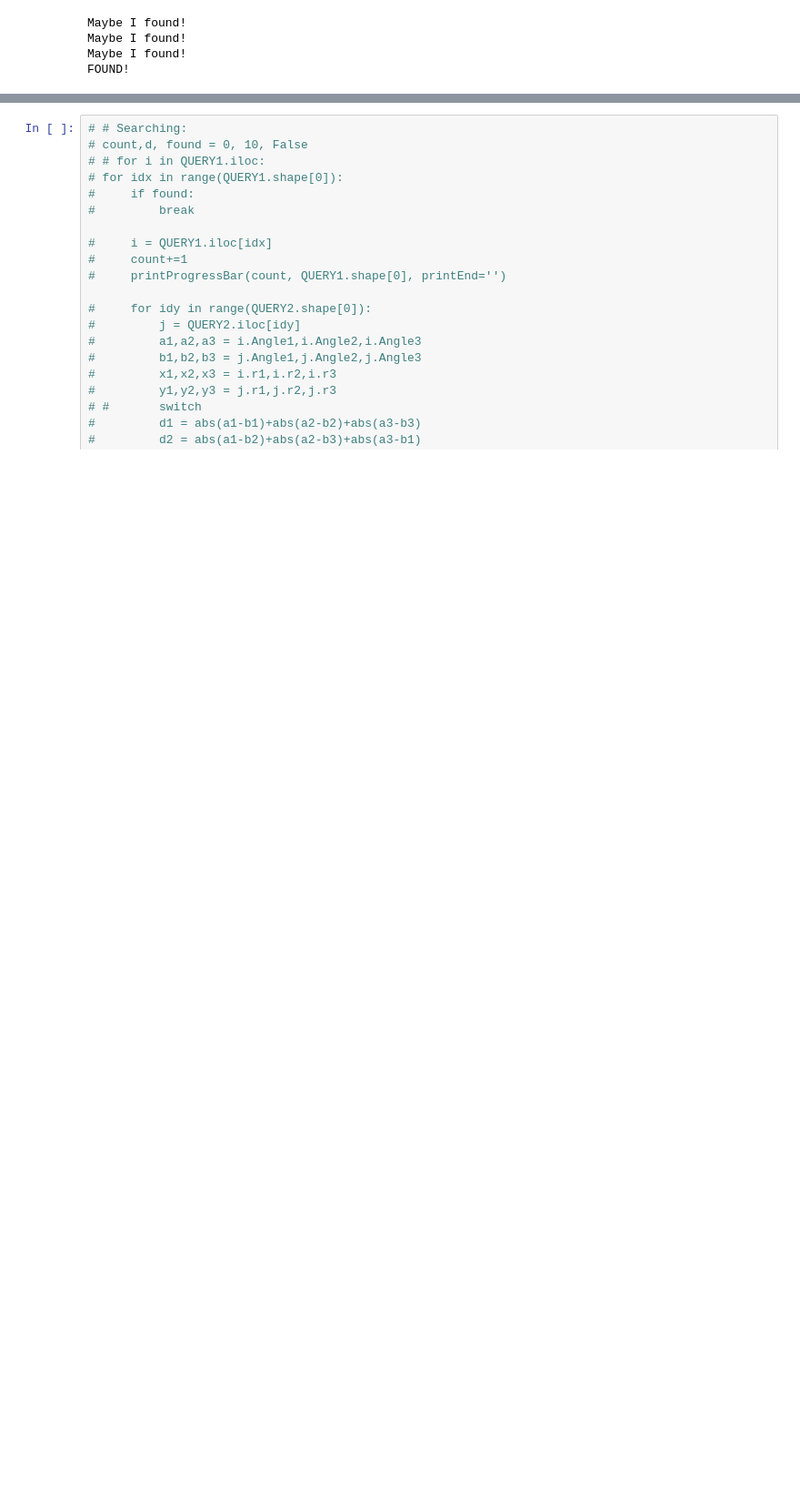
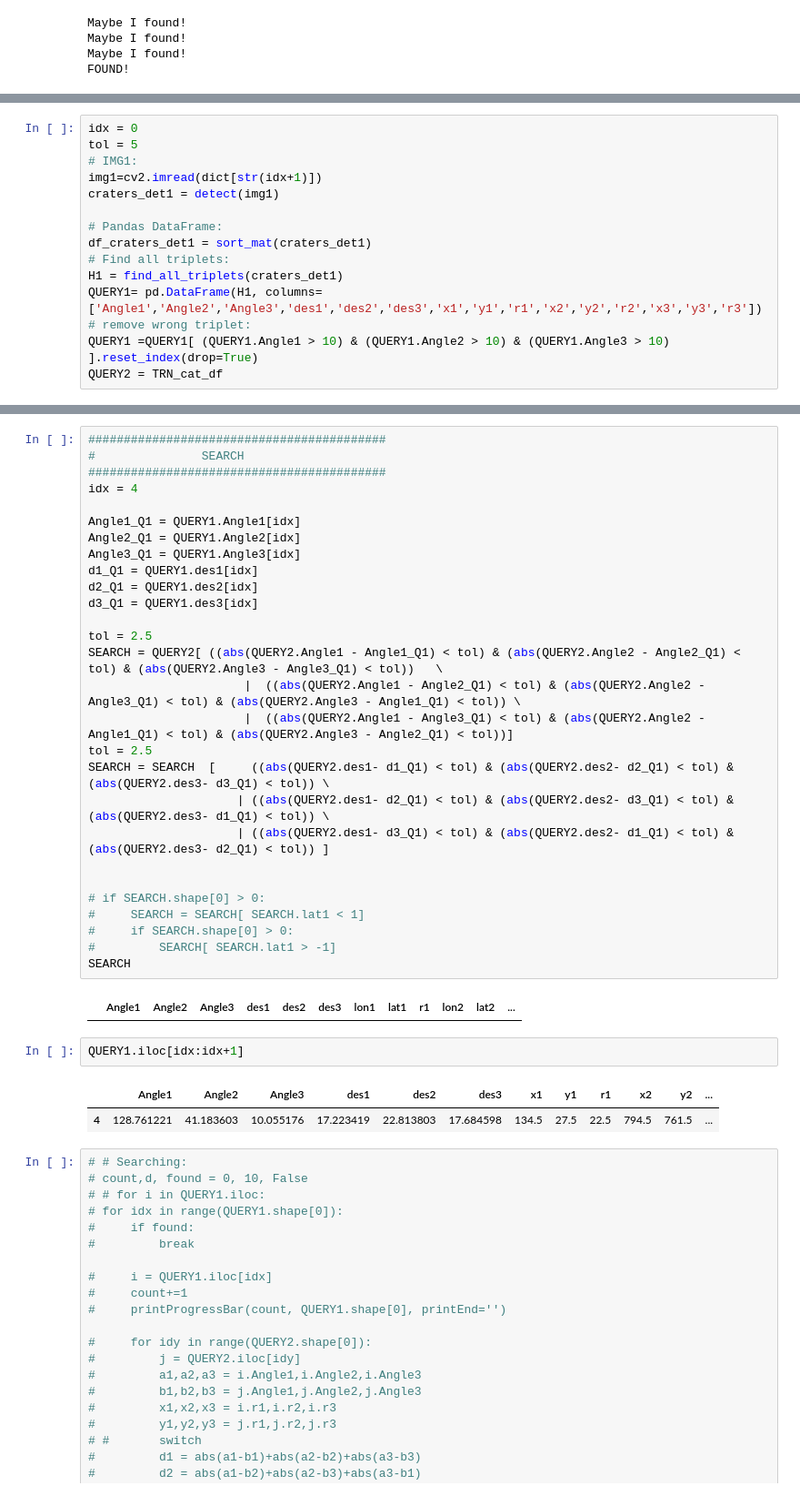
Before and after one commit to sirbastiano/FederNet, a Jupyter notebook: match.ipynb, the cells around one changed output, grey strips where cells are left out. Shown at 91% size. Saved outputs shown, nothing was run; the diff lists cells and outputs as text; blank space fills up the shorter version.

```diff
--- a/match.ipynb
+++ b/match.ipynb
@@ -232,0 +248,15 @@ FOUND!
+# %%
+idx = 0
+tol = 5
+# IMG1:
+img1=cv2.imread(dict[str(idx+1)])
+craters_det1 = detect(img1)
+
+# Pandas DataFrame:
+df_craters_det1 = sort_mat(craters_det1)
+# Find all triplets:
+H1 = find_all_triplets(craters_det1)
+QUERY1= pd.DataFrame(H1, columns=['Angle1','Angle2','Angle3','des1','des2','des3','x1','y1','r1','x2','y2','r2','x3','y3','r3'])
+# remove wrong triplet:
+QUERY1 =QUERY1[ (QUERY1.Angle1 > 10) & (QUERY1.Angle2 > 10) & (QUERY1.Angle3 > 10) ].reset_index(drop=True)
+QUERY2 = TRN_cat_df
@@ -233,3 +298,38 @@ FOUND!
+# %%
+##########################################
+#               SEARCH
+##########################################
+idx = 4
+
+Angle1_Q1 = QUERY1.Angle1[idx]
+Angle2_Q1 = QUERY1.Angle2[idx]
+Angle3_Q1 = QUERY1.Angle3[idx]
+d1_Q1 = QUERY1.des1[idx]
+d2_Q1 = QUERY1.des2[idx]
+d3_Q1 = QUERY1.des3[idx]
+
+tol = 2.5
+SEARCH = QUERY2[ ((abs(QUERY2.Angle1 - Angle1_Q1) < tol) & (abs(QUERY2.Angle2 - Angle2_Q1) < tol) & (abs(QUERY2.Angle3 - Angle3_Q1) < tol))   \
+                      |  ((abs(QUERY2.Angle1 - Angle2_Q1) < tol) & (abs(QUERY2.Angle2 - Angle3_Q1) < tol) & (abs(QUERY2.Angle3 - Angle1_Q1) < tol)) \
+                      |  ((abs(QUERY2.Angle1 - Angle3_Q1) < tol) & (abs(QUERY2.Angle2 - Angle1_Q1) < tol) & (abs(QUERY2.Angle3 - Angle2_Q1) < tol))]
+tol = 2.5
+SEARCH = SEARCH  [     ((abs(QUERY2.des1- d1_Q1) < tol) & (abs(QUERY2.des2- d2_Q1) < tol) & (abs(QUERY2.des3- d3_Q1) < tol)) \
+                     | ((abs(QUERY2.des1- d2_Q1) < tol) & (abs(QUERY2.des2- d3_Q1) < tol) & (abs(QUERY2.des3- d1_Q1) < tol)) \
+                     | ((abs(QUERY2.des1- d3_Q1) < tol) & (abs(QUERY2.des2- d1_Q1) < tol) & (abs(QUERY2.des3- d2_Q1) < tol)) ]
+
+
+# if SEARCH.shape[0] > 0:
+#     SEARCH = SEARCH[ SEARCH.lat1 < 1]
+#     if SEARCH.shape[0] > 0:
+#         SEARCH[ SEARCH.lat1 > -1]
+SEARCH
+# %% [output]
+|  | Angle1 | Angle2 | Angle3 | des1 | des2 | des3 | lon1 | lat1 | r1 | lon2 | lat2 | ... |
+# %%
+QUERY1.iloc[idx:idx+1]
+# %% [output]
+|  | Angle1 | Angle2 | Angle3 | des1 | des2 | des3 | x1 | y1 | r1 | x2 | y2 | ... |
+| 4 | 128.761221 | 41.183603 | 10.055176 | 17.223419 | 22.813803 | 17.684598 | 134.5 | 27.5 | 22.5 | 794.5 | 761.5 | ... |
 # %%
 # # Searching:
 # count,d, found = 0, 10, False
```
Also changed, not shown: parts of 6 cells of this notebook, 1 other file.
